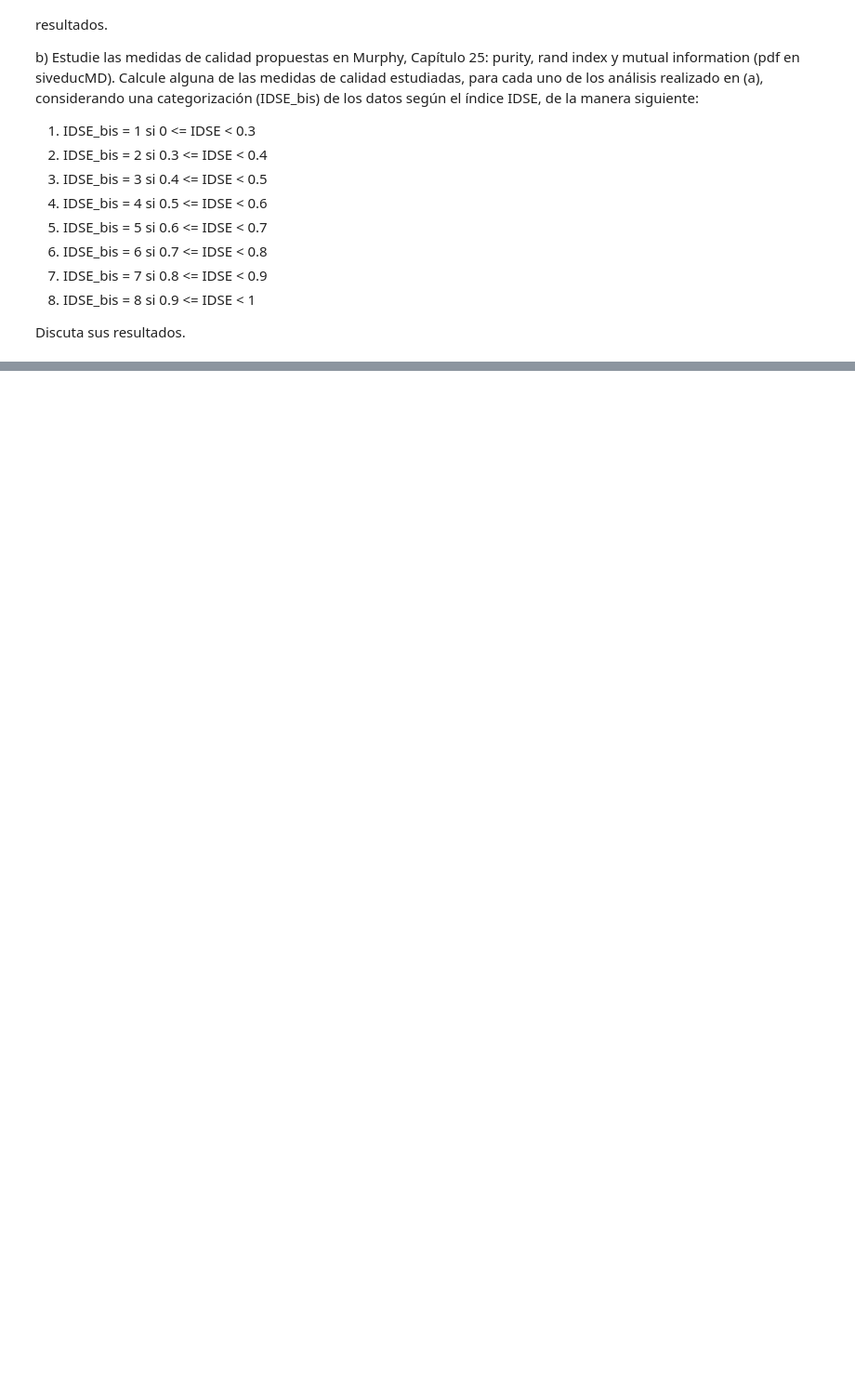
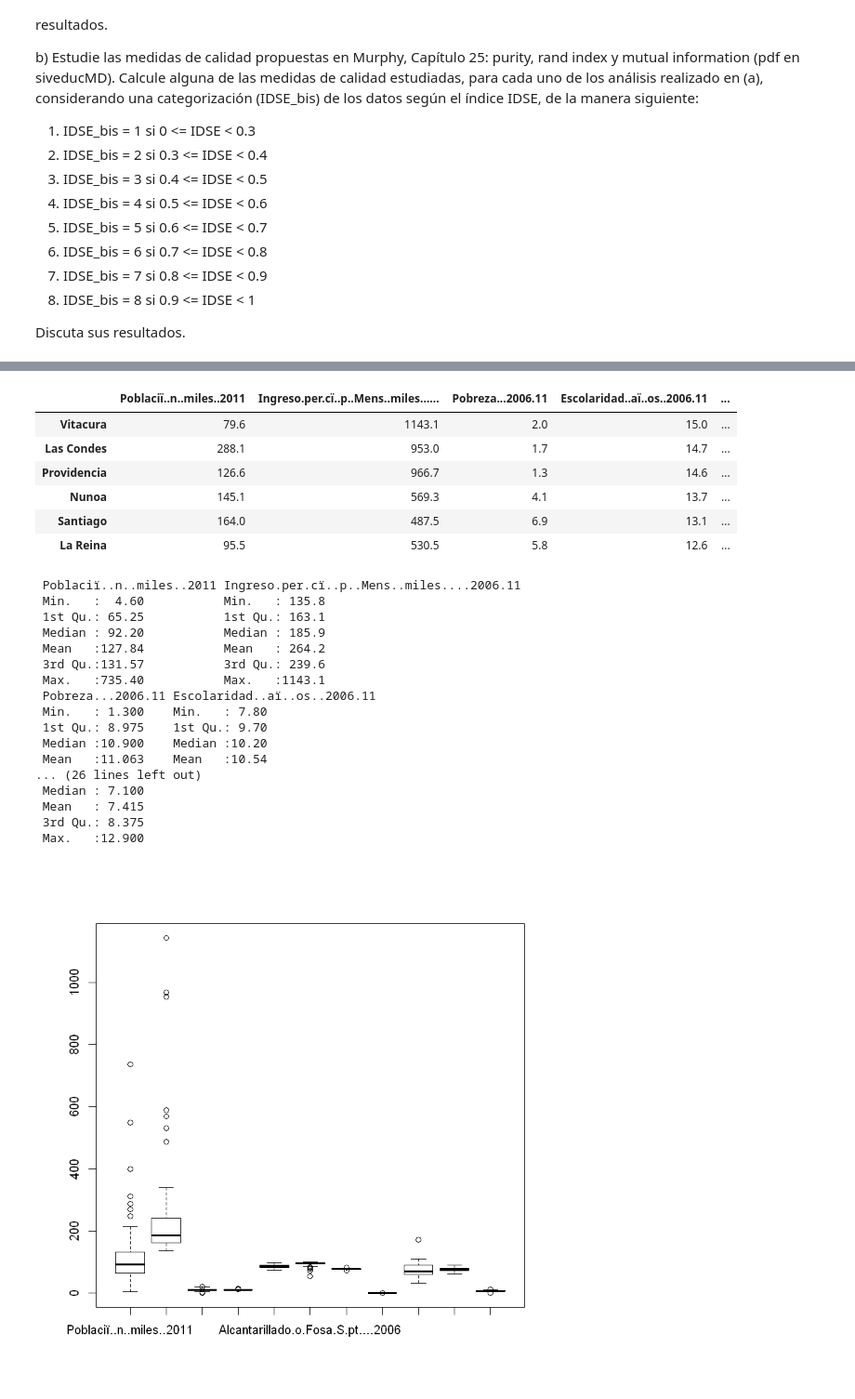
Before and after one commit to alexbgh1/INFO257_U2, a Jupyter notebook: clustering/Clustering_Notebook2.ipynb, the cells around one changed output, grey strips where cells are left out. Shown at 93% size. Cells and saved outputs as stored; diff of their text form; code cells hidden in the pictures; blank space fills up the shorter version.

```diff
--- a/clustering/Clustering_Notebook2.ipynb
+++ b/clustering/Clustering_Notebook2.ipynb
@@ -155,3 +145,10 @@ b) Estudie las medidas de calidad propuestas en Murphy, Capítulo 25: purity, ra
 
 
 Discuta sus resultados.
+# %%
+#       4.0 Preparando datos
+
+# Datos iniciales con nombres de ciudad en fila
+datos <- read.csv("comunas.csv", row.names = 2 ,header=TRUE,sep=";",dec=".")
+dim(datos)
+head(datos)
@@ -157,0 +164,38 @@ Discuta sus resultados.
+# %%
+# Quitando IDSE
+# Y seleccionando REGIÓN Metropolitana XIII
+
+datos <- datos[datos$Region=='13',c(1,2,4,5,6,7,8,9,10,11,12,13)]
+# %%
+# Eliminando columna de Region
+datos <- datos[,c(2,3,4,5,6,7,8,9,10,11,12)]
+# %%
+head(datos)
+summary(datos)
+boxplot(datos)
+# %% [output]
+|  | Poblaciï..n..miles..2011 | Ingreso.per.cï..p..Mens..miles...... | Pobreza...2006.11 | Escolaridad..aï..os..2006.11 | ... |
+| Vitacura | 79.6 | 1143.1 | 2.0 | 15.0 | ... |
+| Las Condes | 288.1 | 953.0 | 1.7 | 14.7 | ... |
+| Providencia | 126.6 | 966.7 | 1.3 | 14.6 | ... |
+| Nunoa | 145.1 | 569.3 | 4.1 | 13.7 | ... |
+| Santiago | 164.0 | 487.5 | 6.9 | 13.1 | ... |
+| La Reina | 95.5 | 530.5 | 5.8 | 12.6 | ... |
+ Poblaciï..n..miles..2011 Ingreso.per.cï..p..Mens..miles....2006.11
+ Min.   :  4.60           Min.   : 135.8
+ 1st Qu.: 65.25           1st Qu.: 163.1
+ Median : 92.20           Median : 185.9
+ Mean   :127.84           Mean   : 264.2
+ 3rd Qu.:131.57           3rd Qu.: 239.6
+ Max.   :735.40           Max.   :1143.1
+ Pobreza...2006.11 Escolaridad..aï..os..2006.11
+ Min.   : 1.300    Min.   : 7.80
+ 1st Qu.: 8.975    1st Qu.: 9.70
+ Median :10.900    Median :10.20
+ Mean   :11.063    Mean   :10.54
+... (26 lines left out)
+ Median : 7.100
+ Mean   : 7.415
+ 3rd Qu.: 8.375
+ Max.   :12.900
+[figure, added]
```
Also changed, not shown: parts of 11 cells of this notebook, 1 other file.
